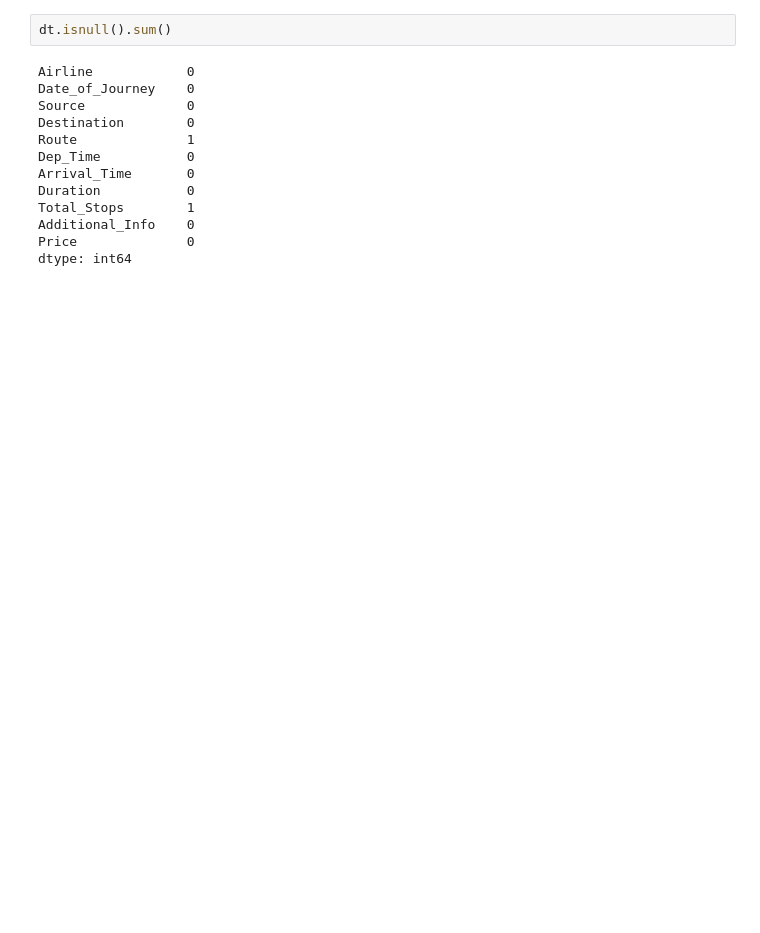
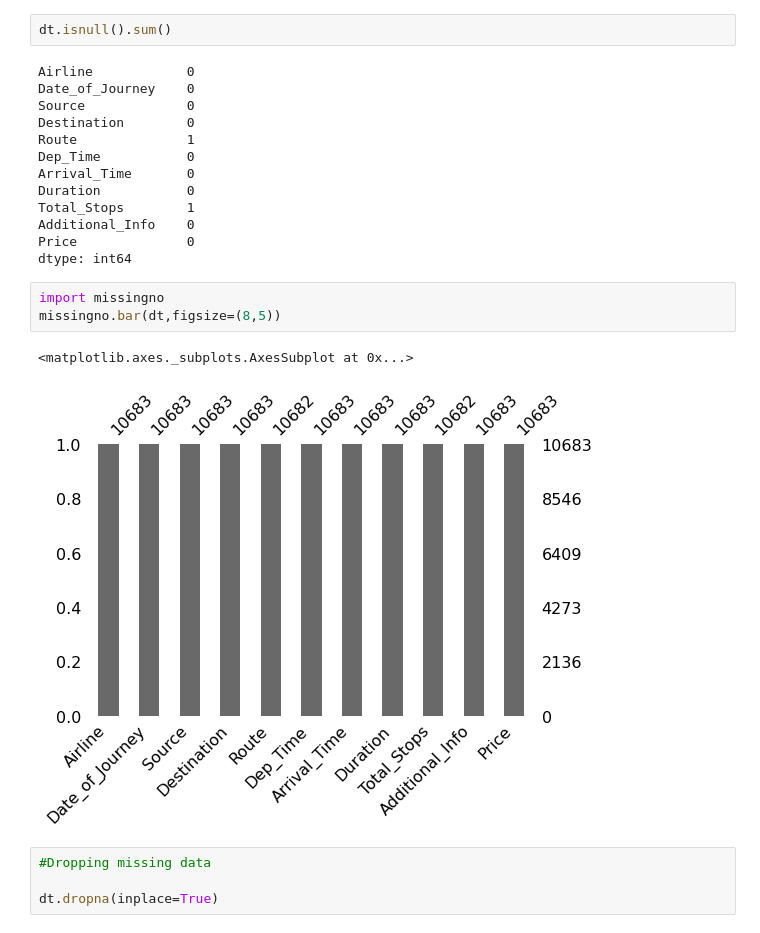
Before and after one commit to joeldsouza2001/ML, a Jupyter notebook: flight_fare_prediction.ipynb, the cells around one changed output. Drawn from its saved outputs; the diff is of its cells as text; blank space fills up the shorter version.

```diff
--- a/flight_fare_prediction.ipynb
+++ b/flight_fare_prediction.ipynb
@@ -71,3 +73,13 @@ Total_Stops        1
 Additional_Info    0
 Price              0
 dtype: int64
+# %%
+import missingno
+missingno.bar(dt,figsize=(8,5))
+# %% [output]
+<matplotlib.axes._subplots.AxesSubplot at 0x...>
+[figure, added]
+# %%
+#Dropping missing data
+
+dt.dropna(inplace=True)
```
Also changed, not shown: parts of 12 cells of this notebook.
